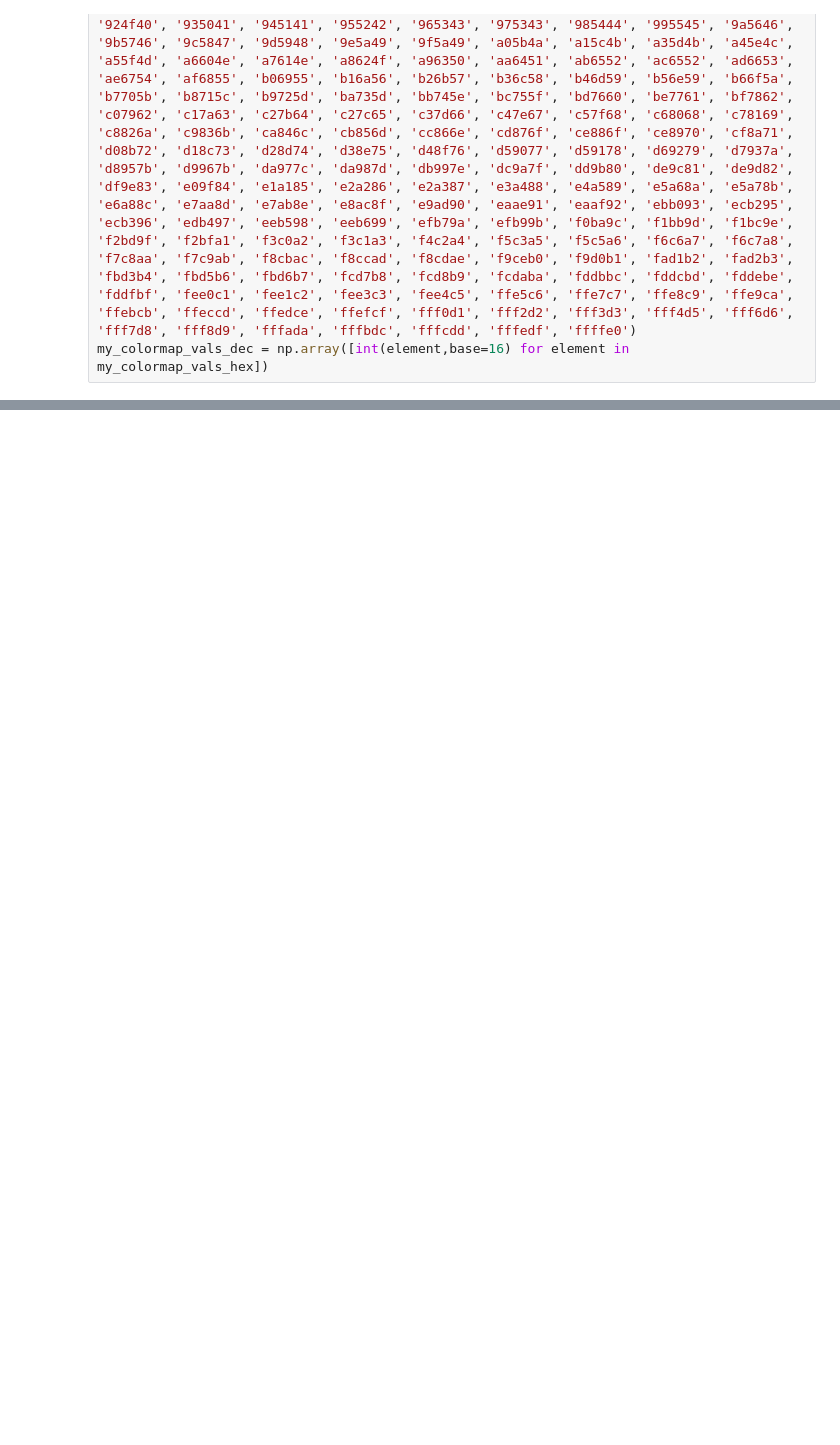
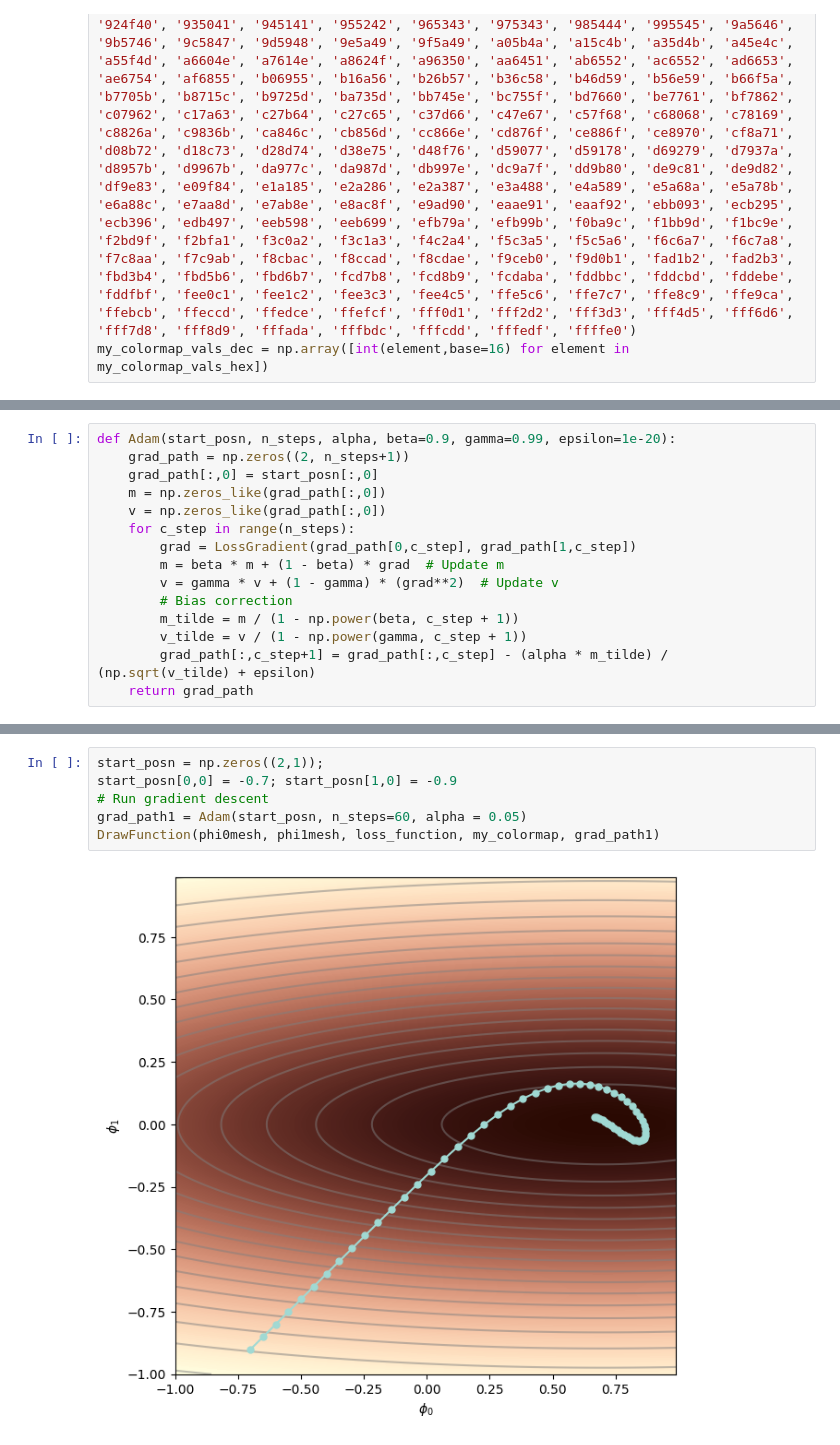
Before and after one commit to BrsDincer/Pathway_AI_And_Computational_Agents, a Jupyter notebook: deep_learning_path/Adam_Optimizer_Logic.ipynb, the cells around one changed output, grey strips where cells are left out. Cells and saved outputs as stored; diff of their text form; blank space fills up the shorter version.

```diff
--- a/deep_learning_path/Adam_Optimizer_Logic.ipynb
+++ b/deep_learning_path/Adam_Optimizer_Logic.ipynb
@@ -237,0 +289,15 @@ NameError: name 'colorHes' is not defined
+# %%
+def Adam(start_posn, n_steps, alpha, beta=0.9, gamma=0.99, epsilon=1e-20):
+    grad_path = np.zeros((2, n_steps+1))
+    grad_path[:,0] = start_posn[:,0]
+    m = np.zeros_like(grad_path[:,0])
+    v = np.zeros_like(grad_path[:,0])
+    for c_step in range(n_steps):
+        grad = LossGradient(grad_path[0,c_step], grad_path[1,c_step])
+        m = beta * m + (1 - beta) * grad  # Update m
+        v = gamma * v + (1 - gamma) * (grad**2)  # Update v
+        # Bias correction
+        m_tilde = m / (1 - np.power(beta, c_step + 1))
+        v_tilde = v / (1 - np.power(gamma, c_step + 1))
+        grad_path[:,c_step+1] = grad_path[:,c_step] - (alpha * m_tilde) / (np.sqrt(v_tilde) + epsilon)
+    return grad_path
@@ -237,0 +312,8 @@ NameError: name 'colorHes' is not defined
+# %%
+start_posn = np.zeros((2,1));
+start_posn[0,0] = -0.7; start_posn[1,0] = -0.9
+# Run gradient descent
+grad_path1 = Adam(start_posn, n_steps=60, alpha = 0.05)
+DrawFunction(phi0mesh, phi1mesh, loss_function, my_colormap, grad_path1)
+# %% [output]
+[figure, added]
```
Also changed, not shown: parts of 11 cells of this notebook.
